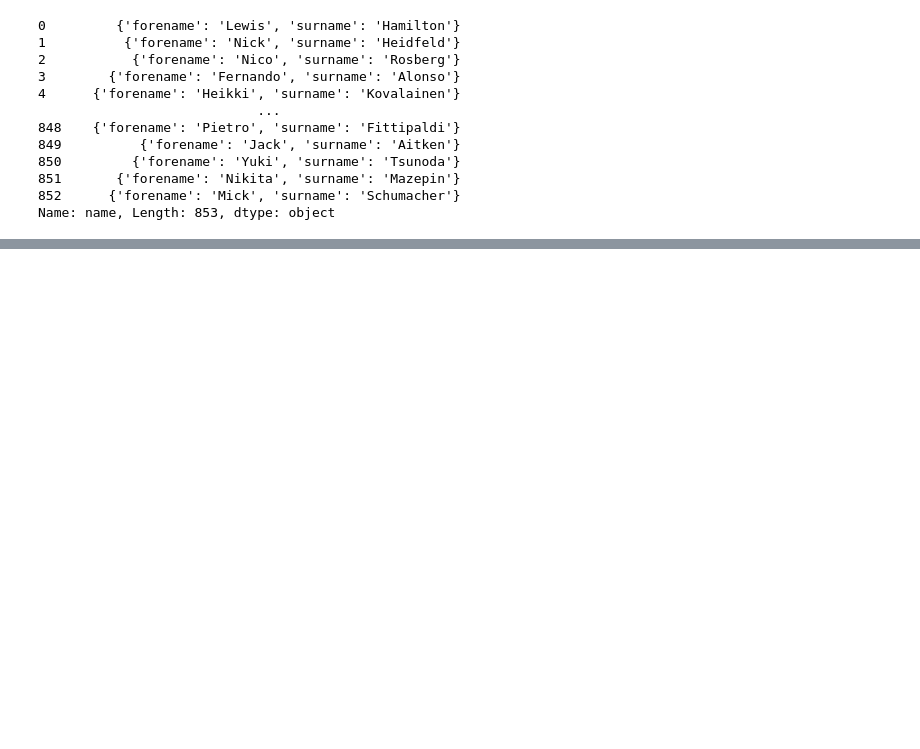
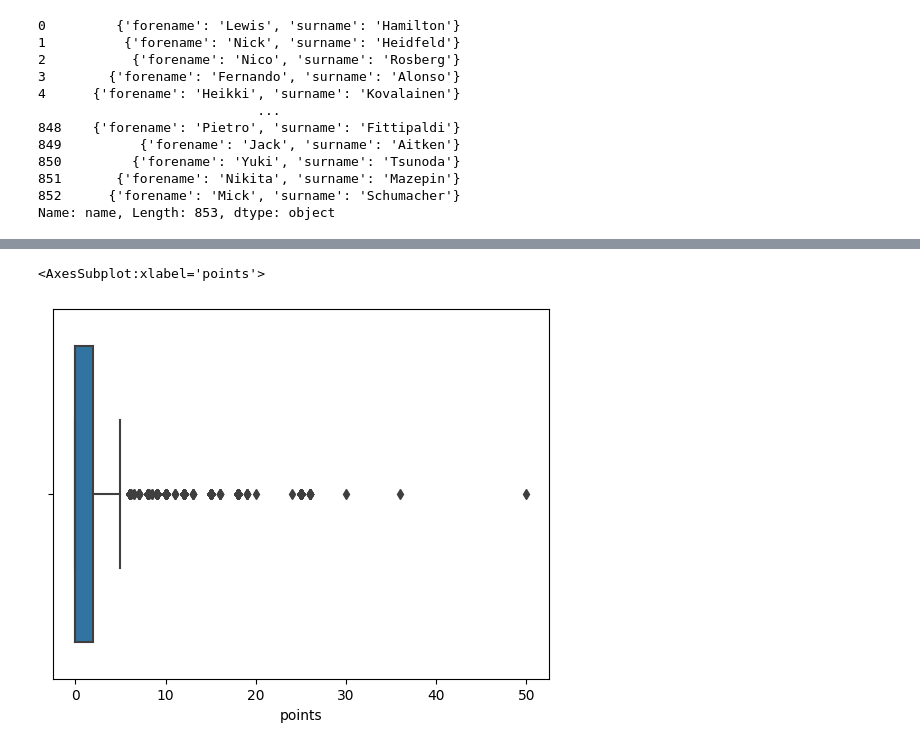
Before and after one commit to SantiGallastegui/proyectoIndividual, a Jupyter notebook: Datasets/tojson_csv.ipynb, the cells around one changed output, grey strips where cells are left out. Saved outputs shown, nothing was run; the diff lists cells and outputs as text; code cells hidden in the pictures; blank space fills up the shorter version.

```diff
--- a/Datasets/tojson_csv.ipynb
+++ b/Datasets/tojson_csv.ipynb
@@ -84,0 +139,5 @@ result1.head(20)
+# %%
+sns.boxplot(result1['points'])
+# %% [output]
+<AxesSubplot:xlabel='points'>
+[figure, added]
```
Also changed, not shown: parts of 16 cells of this notebook, 15 other files.
